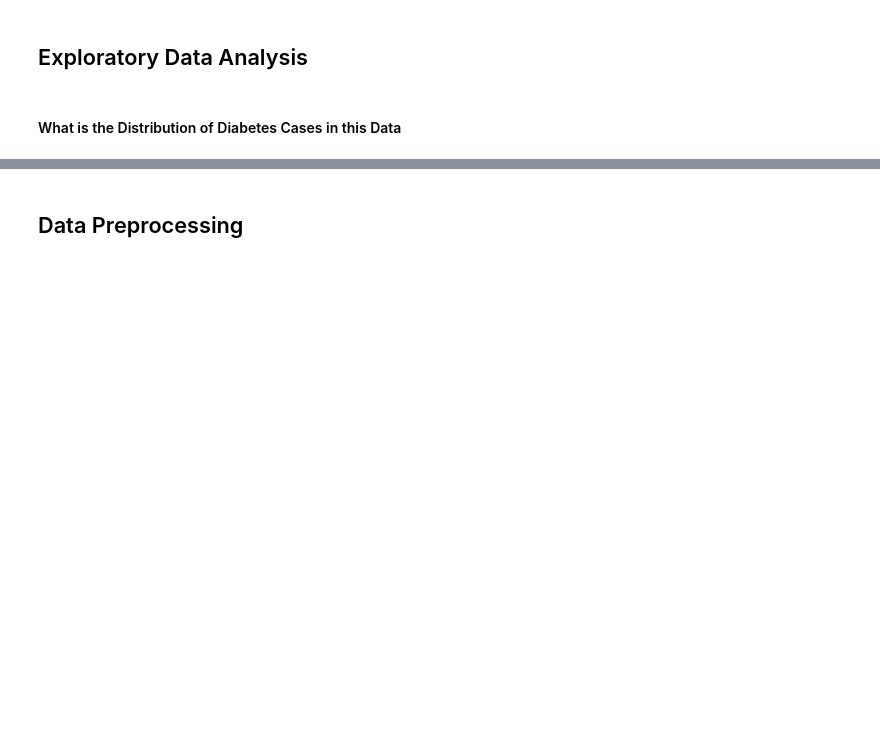
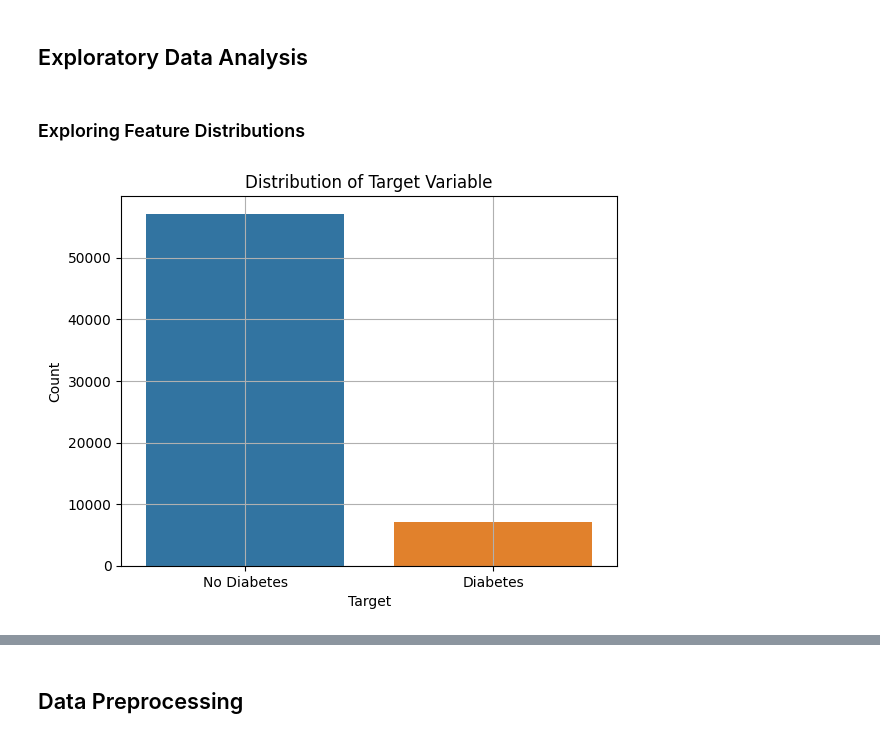
Before and after one commit to Tylikestocode/Diabetes_Prediction, a Jupyter notebook: Diabetes_Prediction.ipynb, the cells around one changed output, grey strips where cells are left out. Drawn from its saved outputs; the diff is of its cells as text; code cells hidden in the pictures; blank space fills up the shorter version.

```diff
--- a/Diabetes_Prediction.ipynb
+++ b/Diabetes_Prediction.ipynb
@@ -38,5 +38,18 @@ memory usage: 6.9+ MB
 # %%
 import seaborn as sns
 import matplotlib.pyplot as plt
-# %% [markdown]
-#### What is the Distribution of Diabetes Cases in this Data
+# %% [markdown]
+### Exploring Feature Distributions
+# %%
+no_diabetes = data['diabetes'].value_counts()[0]
+diabetes = data['diabetes'].value_counts()[1]
+counts = [no_diabetes, diabetes]
+targets = ['No Diabetes', 'Diabetes']
+sns.barplot(x=targets, y=counts)
+plt.grid()
+plt.title('Distribution of Target Variable')
+plt.xlabel('Target')
+plt.ylabel('Count')
+plt.show()
+# %% [output]
+[figure, added]
```
Also changed, not shown: parts of 42 cells of this notebook, 4 other files.
